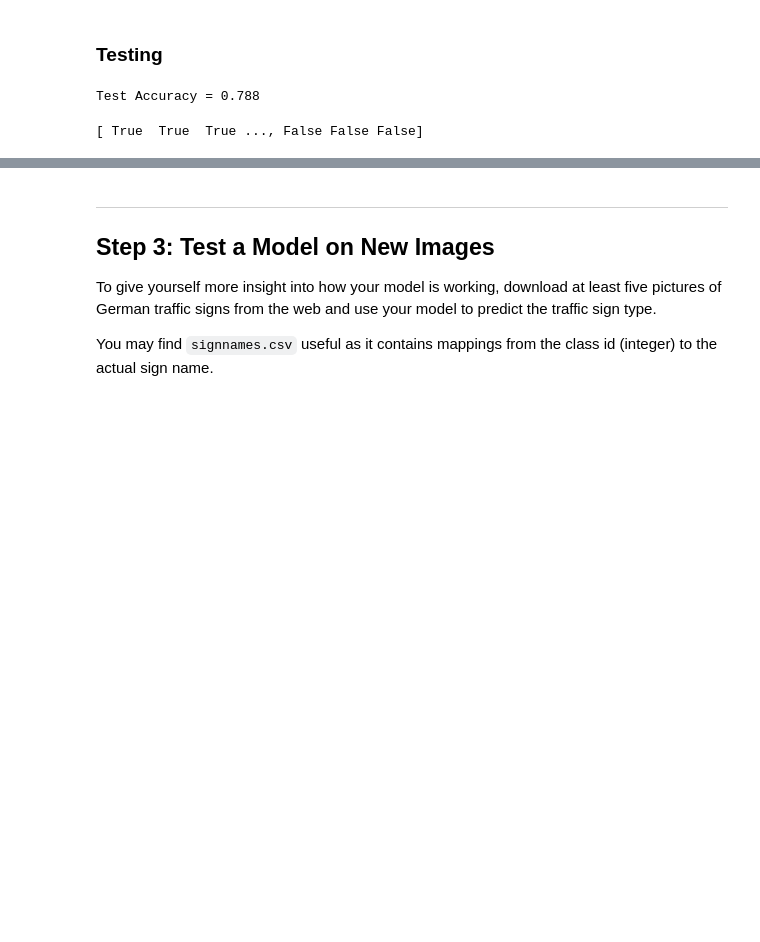
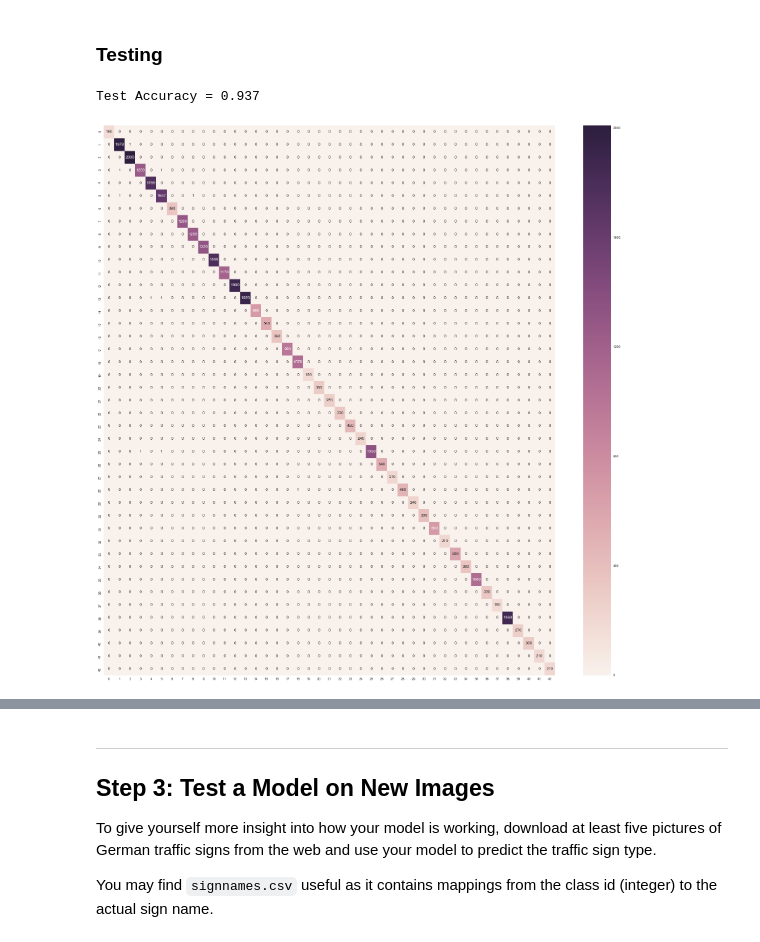
Before and after one commit to mydagobah/simple-traffic-sign-classifier, a Jupyter notebook: Traffic_Sign_Classifier.ipynb, the cells around one changed output, grey strips where cells are left out. Cells and saved outputs as stored; diff of their text form; code cells hidden in the pictures; blank space fills up the shorter version.

Commit message:
add confusion matrix

```diff
--- a/Traffic_Sign_Classifier.ipynb
+++ b/Traffic_Sign_Classifier.ipynb
@@ -312,14 +310,13 @@ A validation set can be used to assess how well the model is performing. A low a
 sets imply underfitting. A high accuracy on the training set but low accuracy on the validation set implies overfitting.
 # %%
 # Training parameters
-EPOCHS = 3
+EPOCHS = 100
 BATCH_SIZE = 128
 LR = 0.001
 KEEP_PROD = 0.5
 # %%
-
 one_hot_y = tf.one_hot(y, n_classes)
-logits = LeNet5do(x, keep_prob)
+#logits = LeNet5do(x, keep_prob)
 softmax = tf.nn.softmax(logits)
 prediction = tf.argmax(softmax, 1)
 # %%
@@ -390,11 +392,4 @@ with tf.Session() as sess:
     test_accuracy = evaluate(X_test, y_test)
     print("Test Accuracy = {:.3f}".format(test_accuracy))
 # %% [output]
-Test Accuracy = 0.788
+Test Accuracy = 0.937
-# %%
-with tf.Session() as sess:
-    saver.restore(sess, tf.train.latest_checkpoint('.'))
-    confusion_matrix = sess.run(correct_prediction, feed_dict={x: X_test, y: y_test, keep_prob: 1})
-    print(confusion_matrix)
-# %% [output]
-[ True  True  True ..., False False False]
@@ -402,0 +396,22 @@ confusion_matrix.shape
+# %%
+def show_confusion_matrix(dataset, labels):
+
+    with tf.Session() as sess:
+        saver.restore(sess, tf.train.latest_checkpoint('.'))
+        predicted_indices = sess.run(prediction, feed_dict={x: dataset, keep_prob: 1})
+        true_values = tf.argmax(one_hot_y, 1)
+        true_indices = sess.run(true_values, feed_dict={y: labels})
+
+    confusion_matrix = np.zeros((n_classes, n_classes), dtype=np.int)
+    for i in range(len(true_indices)):
+        pi = predicted_indices[i]
+        ti = true_indices[i]
+        confusion_matrix[pi][ti] += 1
+
+    df_cm = pd.DataFrame(confusion_matrix, index = [i for i in range(n_classes)], columns = [i for i in range(n_classes)])
+    plt.figure(figsize = (30,30))
+    sns.heatmap(df_cm, annot=True, fmt="d")
+# %%
+show_confusion_matrix(X_train, y_train)
+# %% [output]
+[figure, added]
```
Also changed, not shown: parts of 21 cells of this notebook.
